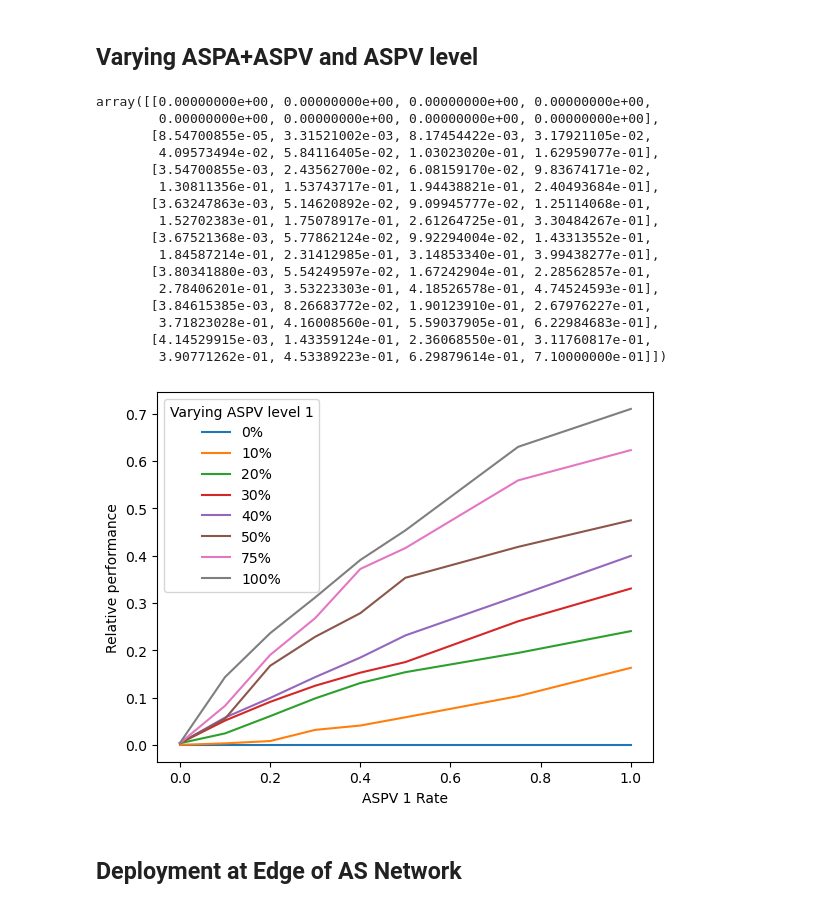
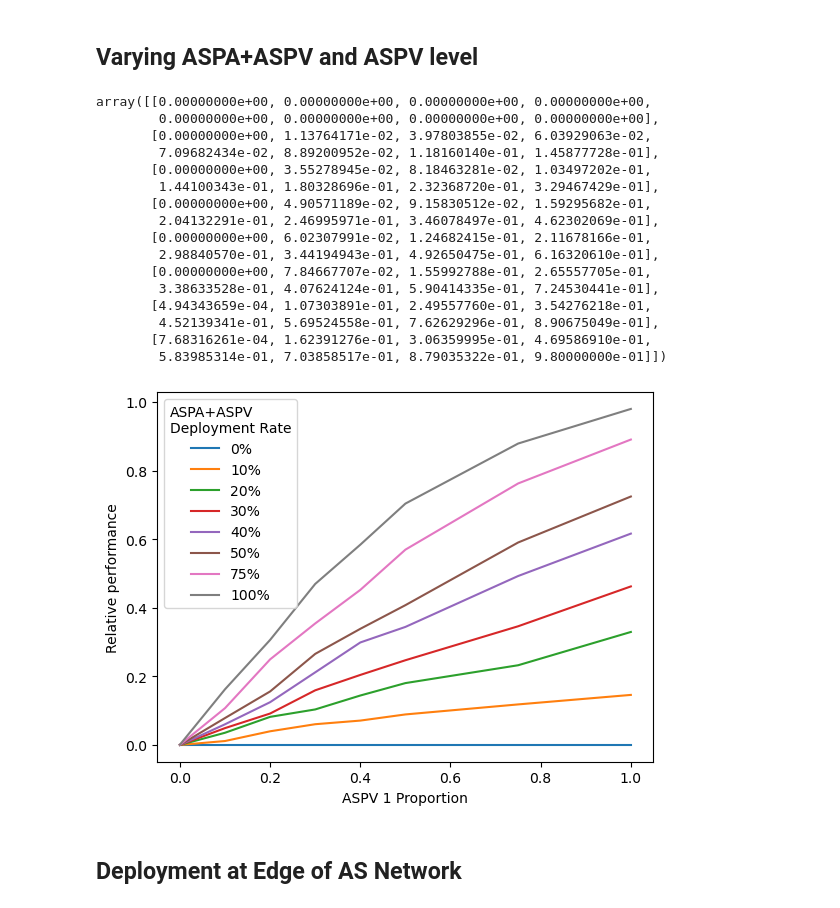
Before and after one commit to TianWong/LOTUS, a Jupyter notebook: controller_workbook.ipynb, the cells around one changed output. Drawn from its saved outputs; the diff is of its cells as text; code cells hidden in the pictures.

```diff
--- a/controller_workbook.ipynb
+++ b/controller_workbook.ipynb
@@ -19,7 +14,7 @@ seed = 0.4193847805409324
 # %% [markdown]
 # Vary ASPA and ASPV
 # %%
-all_asns = controller.export_interpreter(BASE_SCENARIO, BASE_SCENARIO+".pickle")
+all_asns = controller.export_interpreter(BASE_SCENARIO, BASE_SCENARIO+".pickle", pickle_flag=True)
 results_1 = controller.main(BASE_SCENARIO+".pickle", all_asns, "aspa_random", verbose=False, iterations=100, usr_seed=seed)
 with open("results_1.pickle", "wb") as outfile:
     pickle.dump(results_1, outfile)
@@ -192,35 +186,37 @@ with open("df2.pickle", "wb") as outfile:
 # %%
 all_asns = controller.export_interpreter(BASE_SCENARIO, BASE_SCENARIO+".pickle")
 vary_aspv_level = controller.main(BASE_SCENARIO+".pickle", all_asns, "vary_aspv_level", verbose=False, iterations=100, usr_seed=seed)
+with open("vary_aspv_level.pickle", "wb") as outfile:
+    pickle.dump(vary_aspv_level, outfile)
 vary_aspv_level
 # %% [output]
 array([[0.00000000e+00, 0.00000000e+00, 0.00000000e+00, 0.00000000e+00,
         0.00000000e+00, 0.00000000e+00, 0.00000000e+00, 0.00000000e+00],
-       [8.54700855e-05, 3.31521002e-03, 8.17454422e-03, 3.17921105e-02,
-        4.09573494e-02, 5.84116405e-02, 1.03023020e-01, 1.62959077e-01],
-       [3.54700855e-03, 2.43562700e-02, 6.08159170e-02, 9.83674171e-02,
-        1.30811356e-01, 1.53743717e-01, 1.94438821e-01, 2.40493684e-01],
-       [3.63247863e-03, 5.14620892e-02, 9.09945777e-02, 1.25114068e-01,
-        1.52702383e-01, 1.75078917e-01, 2.61264725e-01, 3.30484267e-01],
-       [3.67521368e-03, 5.77862124e-02, 9.92294004e-02, 1.43313552e-01,
-        1.84587214e-01, 2.31412985e-01, 3.14853340e-01, 3.99438277e-01],
-       [3.80341880e-03, 5.54249597e-02, 1.67242904e-01, 2.28562857e-01,
-        2.78406201e-01, 3.53223303e-01, 4.18526578e-01, 4.74524593e-01],
-       [3.84615385e-03, 8.26683772e-02, 1.90123910e-01, 2.67976227e-01,
-        3.71823028e-01, 4.16008560e-01, 5.59037905e-01, 6.22984683e-01],
-       [4.14529915e-03, 1.43359124e-01, 2.36068550e-01, 3.11760817e-01,
-        3.90771262e-01, 4.53389223e-01, 6.29879614e-01, 7.10000000e-01]])
+       [0.00000000e+00, 1.13764171e-02, 3.97803855e-02, 6.03929063e-02,
+        7.09682434e-02, 8.89200952e-02, 1.18160140e-01, 1.45877728e-01],
+       [0.00000000e+00, 3.55278945e-02, 8.18463281e-02, 1.03497202e-01,
+        1.44100343e-01, 1.80328696e-01, 2.32368720e-01, 3.29467429e-01],
+       [0.00000000e+00, 4.90571189e-02, 9.15830512e-02, 1.59295682e-01,
+        2.04132291e-01, 2.46995971e-01, 3.46078497e-01, 4.62302069e-01],
+       [0.00000000e+00, 6.02307991e-02, 1.24682415e-01, 2.11678166e-01,
+        2.98840570e-01, 3.44194943e-01, 4.92650475e-01, 6.16320610e-01],
+       [0.00000000e+00, 7.84667707e-02, 1.55992788e-01, 2.65557705e-01,
+        3.38633528e-01, 4.07624124e-01, 5.90414335e-01, 7.24530441e-01],
+       [4.94343659e-04, 1.07303891e-01, 2.49557760e-01, 3.54276218e-01,
+        4.52139341e-01, 5.69524558e-01, 7.62629296e-01, 8.90675049e-01],
+       [7.68316261e-04, 1.62391276e-01, 3.06359995e-01, 4.69586910e-01,
+        5.83985314e-01, 7.03858517e-01, 8.79035322e-01, 9.80000000e-01]])
 # %%
 labels=[0.0, 0.1, 0.2, 0.3, 0.4, 0.5, 0.75, 1.0]
 df = pd.DataFrame(vary_aspv_level, columns=labels)
 for i in range(df.shape[1]):
        plt.plot(df.iloc[i], label=f"{int(labels[i]*100)}%")
-plt.legend(title="Varying ASPV level 1")
+plt.legend(title="ASPA+ASPV\nDeployment Rate")
 plt.ylabel("Relative performance")
-plt.xlabel("ASPV 1 Rate")
+plt.xlabel("ASPV 1 Proportion")
 plt.show()
 # %% [output]
-[figure, old version]
+[figure, new version]
 # %% [markdown]
 ## Deployment at Edge of AS Network
 # %%
```
Also changed, not shown: parts of 12 cells of this notebook, 9 other files.
